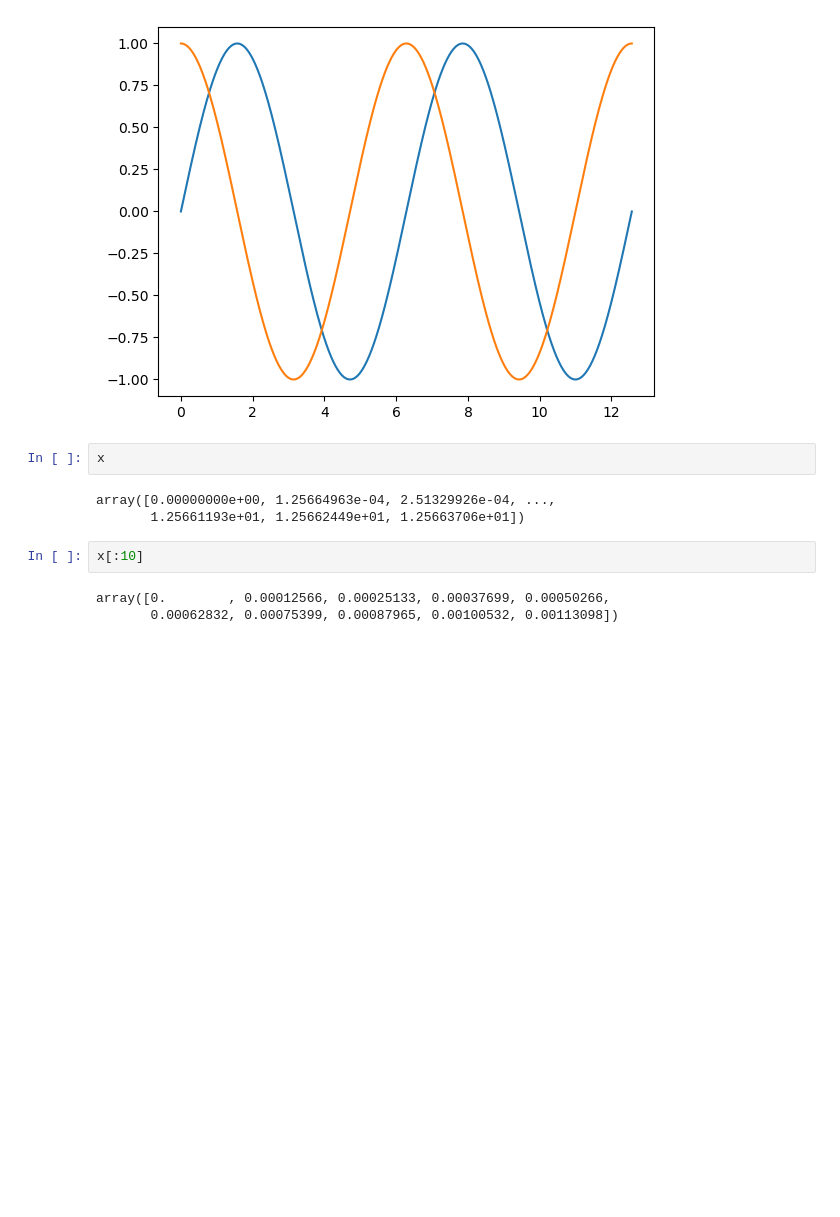
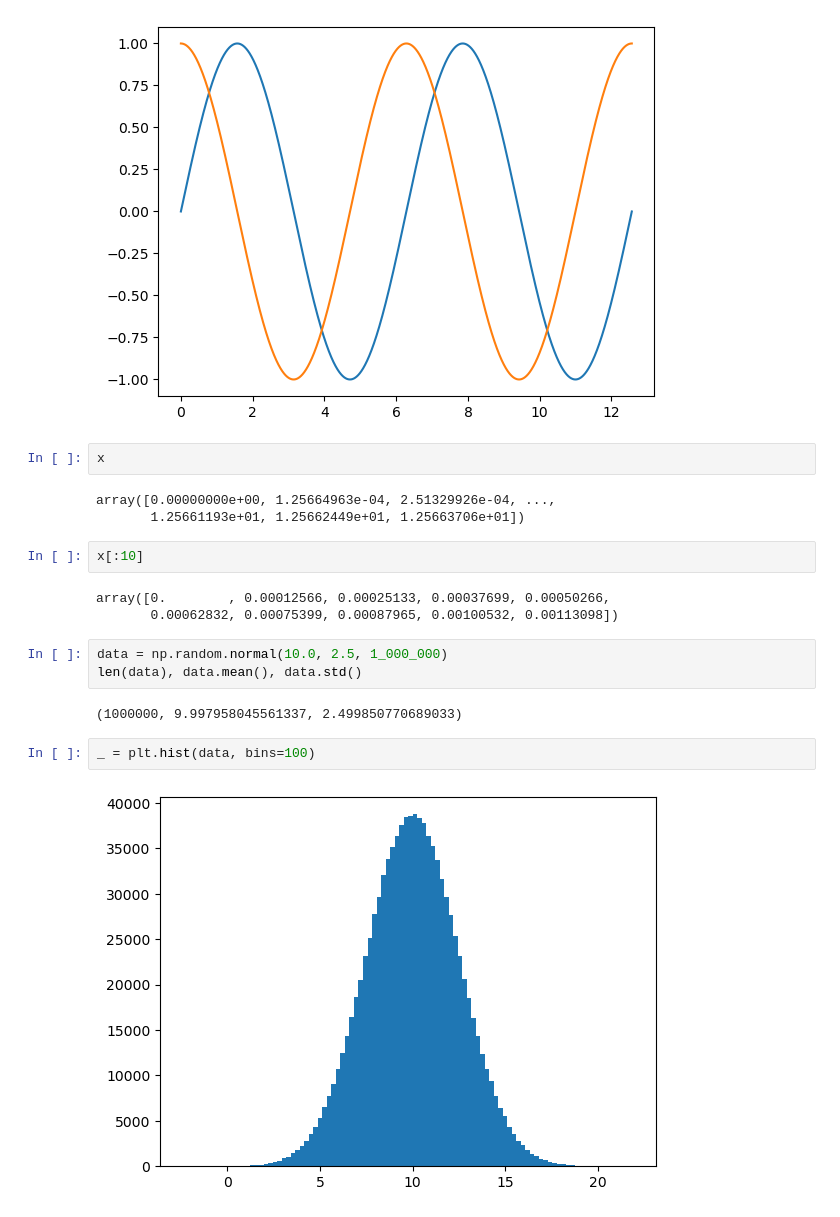
Before and after one commit to matthcol/python202412perf, a Jupyter notebook: scientific_python_demo.ipynb, the cells around one changed output. Saved outputs shown, nothing was run; the diff lists cells and outputs as text; blank space fills up the shorter version.

```diff
--- a/scientific_python_demo.ipynb
+++ b/scientific_python_demo.ipynb
@@ -21,3 +21,12 @@ x[:10]
 # %% [output]
 array([0.        , 0.00012566, 0.00025133, 0.00037699, 0.00050266,
        0.00062832, 0.00075399, 0.00087965, 0.00100532, 0.00113098])
+# %%
+data = np.random.normal(10.0, 2.5, 1_000_000)
+len(data), data.mean(), data.std()
+# %% [output]
+(1000000, 9.997958045561337, 2.499850770689033)
+# %%
+_ = plt.hist(data, bins=100)
+# %% [output]
+[figure, added]
```
Also changed, not shown: 18 other files.
